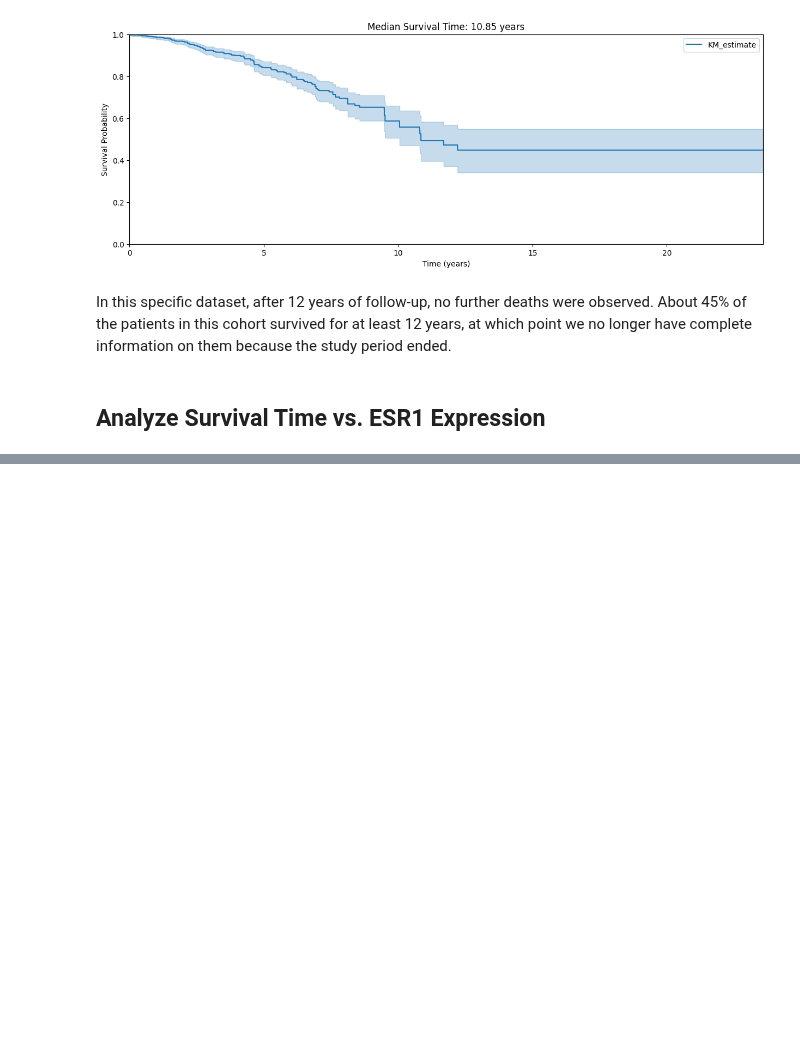
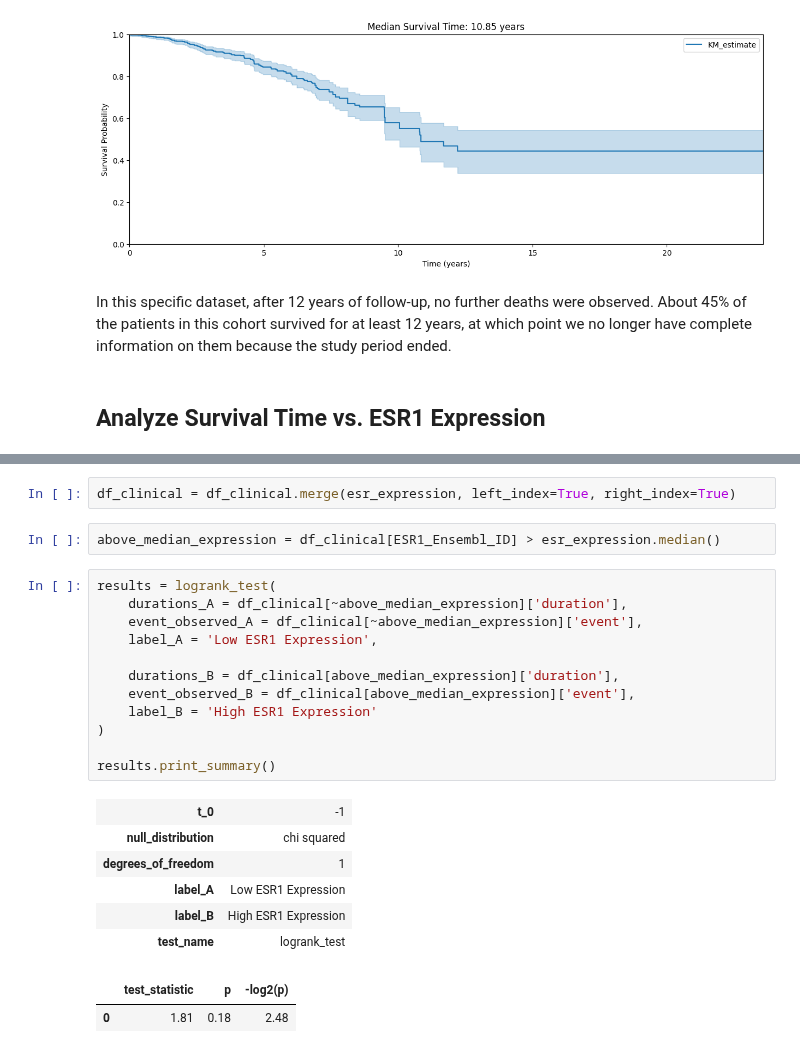
Before and after one commit to Djtrainer/cancer_research, a Jupyter notebook: notebooks/brca_eda.ipynb, the cells around one changed output, grey strips where cells are left out. Drawn from its saved outputs; the diff is of its cells as text; blank space fills up the shorter version.

```diff
--- a/notebooks/brca_eda.ipynb
+++ b/notebooks/brca_eda.ipynb
@@ -154,3 +181,28 @@ plt.show()
+# %%
+df_clinical = df_clinical.merge(esr_expression, left_index=True, right_index=True)
+# %%
+above_median_expression = df_clinical[ESR1_Ensembl_ID] > esr_expression.median()
+# %%
+results = logrank_test(
+    durations_A = df_clinical[~above_median_expression]['duration'],
+    event_observed_A = df_clinical[~above_median_expression]['event'],
+    label_A = 'Low ESR1 Expression',
+
+    durations_B = df_clinical[above_median_expression]['duration'],
+    event_observed_B = df_clinical[above_median_expression]['event'],
+    label_B = 'High ESR1 Expression'
+)
+
+results.print_summary()
+# %% [output]
+| t_0 | -1 |
+| null_distribution | chi squared |
+| degrees_of_freedom | 1 |
+| label_A | Low ESR1 Expression |
+| label_B | High ESR1 Expression |
+| test_name | logrank_test |
+|  | test_statistic | p | -log2(p) |
+| 0 | 1.81 | 0.18 | 2.48 |
 # %%
 kmf = KaplanMeierFitter()
 
```
Also changed, not shown: parts of 34 cells of this notebook.
